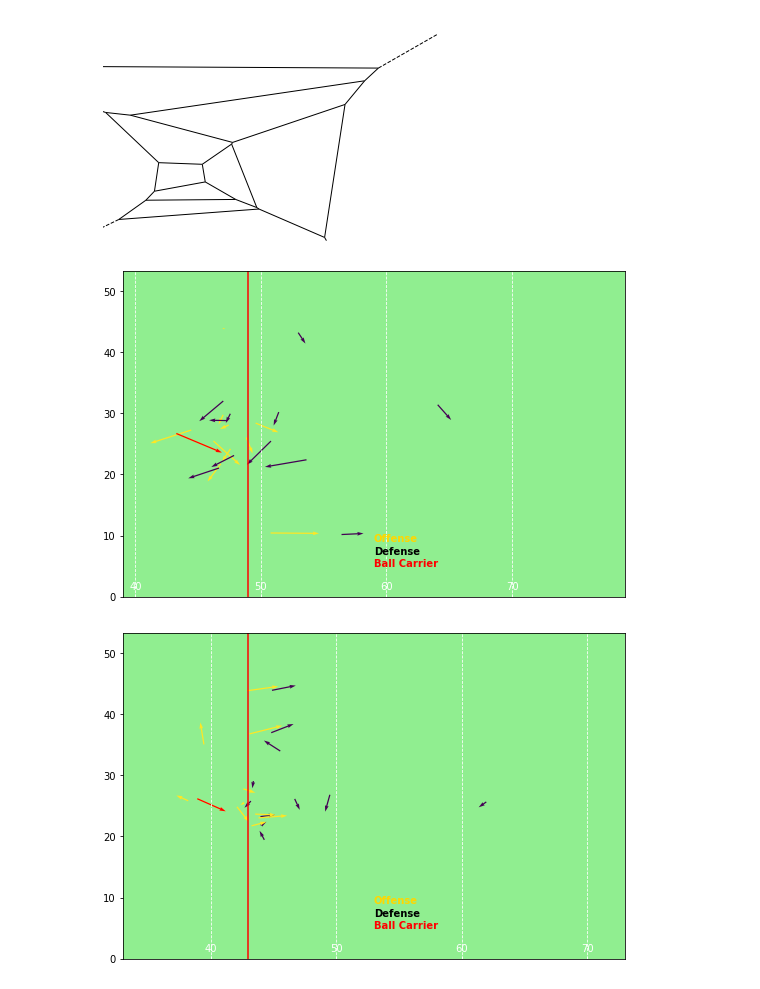
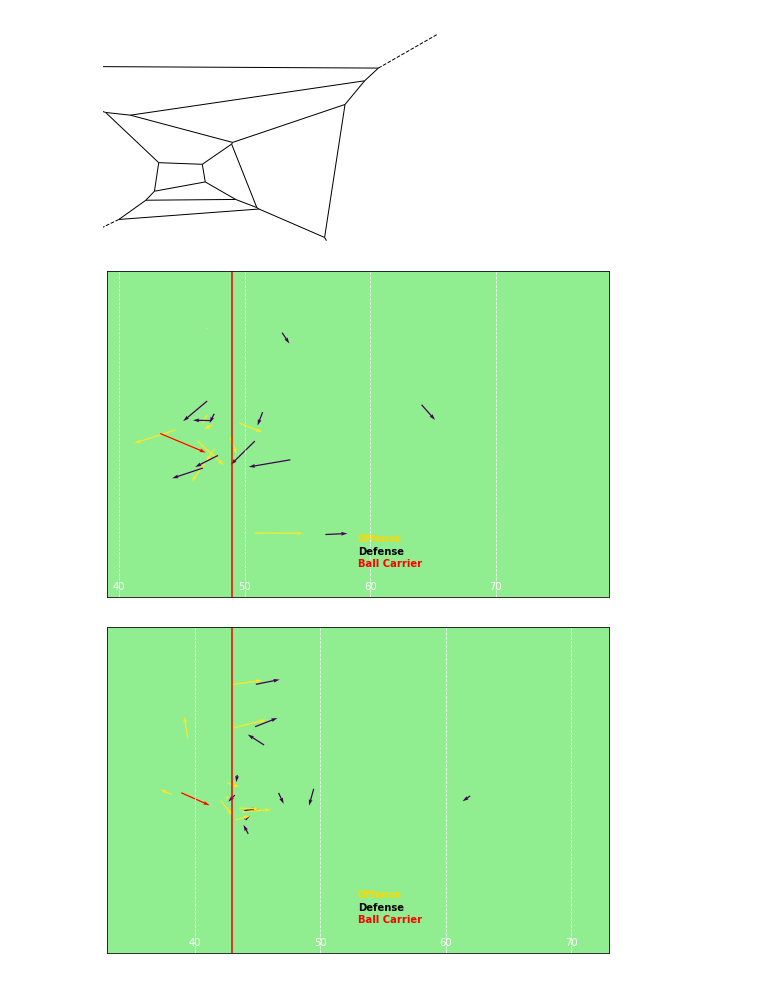
Before and after one commit to alexander-moore/DS502_Final, a Jupyter notebook: quincy/QBH_Illustrations.ipynb, the cells around one changed output. Drawn from its saved outputs; the diff is of its cells as text; code cells hidden in the pictures.

```diff
--- a/quincy/QBH_Illustrations.ipynb
+++ b/quincy/QBH_Illustrations.ipynb
@@ -144,35 +141,37 @@ for i in Examples:
 [figure]
 [figure]
 # %%
+#QuiverPlots: vector length estimated expected travel over next one second
 def arrow_plots(Example) :
     Play1=raw_data[raw_data['PlayId']==Example]
     Runner1=Play1[Play1['IsBallCarrier']==True]
     plt.figure(figsize=(9,6)) #was 10,6
     plt.quiver(Play1['X_std'], Play1['Y_std'], Play1['X_std_end'], Play1['Y_std_end'], Play1['IsOnOffense'], width=0.0025, angles='xy', scale_units='xy', scale=1)
     plt.quiver(Runner1['X_std'], Runner1['Y_std'], Runner1['X_std_end'], Runner1['Y_std_end'], color='red',width=0.0025, angles='xy', scale_units='xy', scale=1)
     ax=plt.gca()
+    plt.yticks([])
     ax.xaxis.set_major_locator(MultipleLocator(10))
     ax.tick_params(axis="x",direction="in", pad=-15, colors='white')
     ax.set_facecolor('lightgreen')
     if ((Play1['YardsFromOwnGoal'].iloc[0]-10)<-5) :
         ax.text(-5, 160/6, 'ENDZONE',  rotation=90, verticalalignment='center', horizontalalignment='center', color='white', fontsize=25, weight='bold')
     if ((Play1['YardsFromOwnGoal'].iloc[0]+np.minimum(30,109-Play1['YardsFromOwnGoal'].iloc[0]))>105) :
         ax.text(105, 160/6, 'ENDZONE',  rotation=-90, verticalalignment='center', horizontalalignment='center', color='white', fontsize=25, weight='bold')
     plt.axvline(x=0, c='black')
     plt.axvline(x=100, c='black')
     plt.axvline(x=Play1['YardsFromOwnGoal'].iloc[0], c='r')
     ax.xaxis.grid(which='major', linestyle='--', c='w')
     plt.axis([Play1['YardsFromOwnGoal'].iloc[0]-10,Play1['YardsFromOwnGoal'].iloc[0]+np.minimum(30,109-Play1['YardsFromOwnGoal'].iloc[0]), 0, 160/3])
     ax.text(Play1['YardsFromOwnGoal'].iloc[0]+np.minimum(10,89-Play1['YardsFromOwnGoal'].iloc[0]), 9, 'Offense', color='gold', weight='bold')
     ax.text(Play1['YardsFromOwnGoal'].iloc[0]+np.minimum(10,89-Play1['YardsFromOwnGoal'].iloc[0]), 7, 'Defense', color='black', weight='bold')
     ax.text(Play1['YardsFromOwnGoal'].iloc[0]+np.minimum(10,89-Play1['YardsFromOwnGoal'].iloc[0]), 5, 'Ball Carrier', color='red', weight='bold')
     plt.show()
 
 for i in Examples :
     arrow_plots(i)
 # %% [output]
-[figure, old version]
+[figure, new version]
-[figure, old version]
+[figure, new version]
 # %%
 #Team Sonars
 # %%
```
Also changed, not shown: parts of 2 cells of this notebook.
